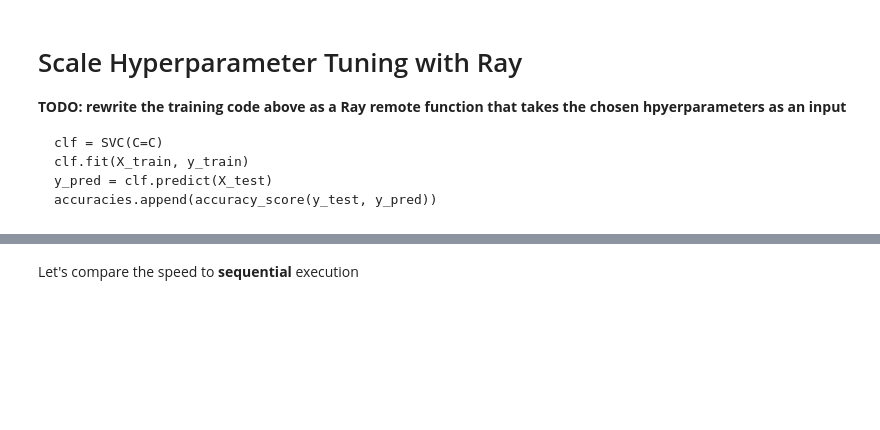
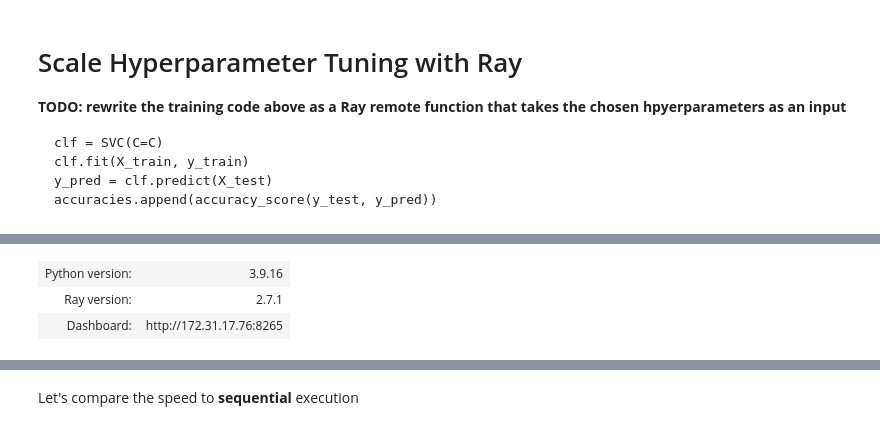
Before and after one commit to MohammedAljahdali/cs240_ray_lab, a Jupyter notebook: ray_hyperparam_tuning.ipynb, the cells around one changed output, grey strips where cells are left out. Cells and saved outputs as stored; diff of their text form; code cells hidden in the pictures; blank space fills up the shorter version.

```diff
--- a/ray_hyperparam_tuning.ipynb
+++ b/ray_hyperparam_tuning.ipynb
@@ -108,5 +94,6 @@ def training_task(X_train, X_test, y_train, y_test, C, gamma, kernel):
     y_pred = clf.predict(X_test)
     return accuracy_score(y_test, y_pred)
 # %%
-address = "ray://3.79.116.251:10001" # None # Replace the address with the cluster address
+address = "ray://3.64.252.42:10001" #"ray://3.79.116.251:10001" # None # Replace the address with the cluster address
 ray.init(address, ignore_reinit_error=True)
+# %% [output]
@@ -113,3 +101,6 @@ ray.init(address, ignore_reinit_error=True)
+| Python version: | 3.9.16 |
+| Ray version: | 2.7.1 |
+| Dashboard: | http://172.31.17.76:8265 |
 # %%
 %%time
 ref_to_params: {str: tuple} = {}
```
Also changed, not shown: parts of 14 cells of this notebook, 3 other files.
